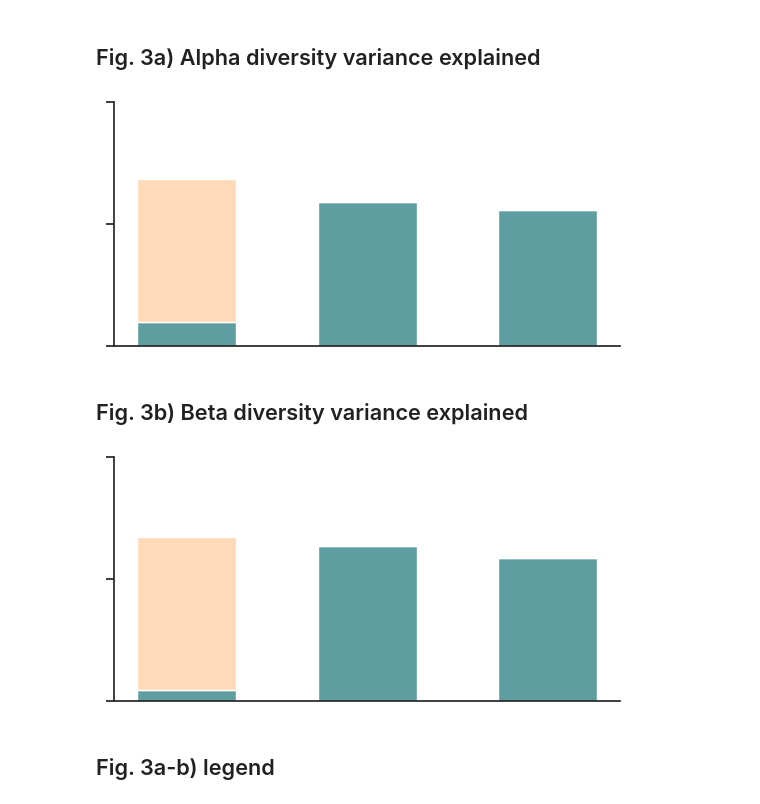
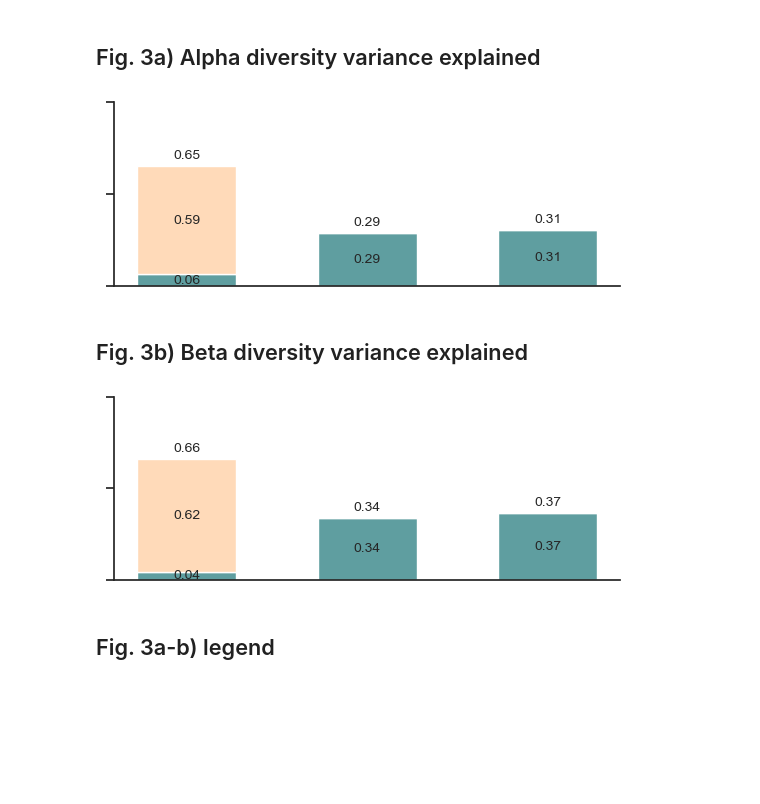
Before and after one commit to j-nystrom/biodiversity-impacts, a Jupyter notebook: notebooks/1_manuscript_main.ipynb, the cells around one changed output. Drawn from its saved outputs; the diff is of its cells as text; code cells hidden in the pictures; blank space fills up the shorter version.

```diff
--- a/notebooks/1_manuscript_main.ipynb
+++ b/notebooks/1_manuscript_main.ipynb
@@ -130,15 +130,15 @@ site_info_filename = "site_info.parquet"
 brm_added_output_path = "additional_output"
 # %%
 # Bayesian main-run folders.
-sbm_alpha_folders = infer_run_folders("sbm_alpha")
+sbm_alpha_folders = infer_run_folders("sbm_alpha", "main_alt_taxa")
 # sbm_alpha_folders = infer_run_folders("glmm_alpha")
-brm_alpha_folders = infer_run_folders("brm_alpha", "incl_re")
-btm_alpha_folders = infer_run_folders("btm_alpha", "incl_re")
+brm_alpha_folders = infer_run_folders("brm_alpha", "main_alt_taxa")
+btm_alpha_folders = infer_run_folders("btm_alpha", "main_alt_taxa")
 
-sbm_beta_folders = infer_run_folders("sbm_beta")
+sbm_beta_folders = infer_run_folders("sbm_beta", "main_alt_taxa")
 # sbm_beta_folders = infer_run_folders("glmm_beta")
-brm_beta_folders = infer_run_folders("brm_beta", "incl_re")
-btm_beta_folders = infer_run_folders("btm_beta", "incl_re")
+brm_beta_folders = infer_run_folders("brm_beta", "main_alt_taxa")
+btm_beta_folders = infer_run_folders("btm_beta", "main_alt_taxa")
 # %%
 def load_prediction_dataframes(
     model_folders: dict[str, str],
@@ -223,16 +234,7 @@ Cross-study CV, (31242, 8)
 # %%
-print("SBM beta shapes:")
-for mode in sbm_beta_results.keys():
-    df = sbm_beta_results[mode]
-    print(f"{mode}, {df.shape}")
-
-print("\nBRM beta shapes:")
-for mode in brm_beta_results.keys():
-    df = brm_beta_results[mode]
-    print(f"{mode}, {df.shape}")
-
-print("\nBTM beta shapes:")
-for mode in btm_beta_results.keys():
-    df = btm_beta_results[mode]
-    print(f"{mode}, {df.shape}")
+print_prediction_shapes_and_studies("SBM beta", sbm_beta_results, sbm_beta_folders)
+print()
+print_prediction_shapes_and_studies("BRM beta", brm_beta_results, brm_beta_folders)
+print()
+print_prediction_shapes_and_studies("BTM beta", btm_beta_results, btm_beta_folders)
 # %% [output]
@@ -1142,7 +1145,7 @@ def plot_variance_panel(
     fig.tight_layout()
     return fig
 # %%
-fig3ab_figsize = (5.5, 2.8)
+fig3ab_figsize = (5.5, 2.2)
 # %% [markdown]
 ## Fig. 3a) Alpha diversity variance explained
 # %%
@@ -1154,15 +1157,15 @@ alpha_variance_table = build_variance_table(
 # %%
 # Plot Fig 3a as one variance-decomposition panel for alpha diversity.
 fig3a_alpha_variance = plot_variance_panel(
     variance_table=alpha_variance_table,
     title="Alpha diversity",
     figsize=fig3ab_figsize,
     show_axes_labels_values=False,
     show_legend=False,
-    show_mean_values=False,
+    show_mean_values=True,
 )
 # %% [output]
-[figure, old version]
+[figure, new version]
 # %%
 fig3a_alpha_variance.savefig(
     "../../documents/revision/plots/fig3a_alpha_variance.svg",
@@ -1186,10 +1189,10 @@ fig3b_beta_variance = plot_variance_panel(
     figsize=fig3ab_figsize,
     show_axes_labels_values=False,
     show_legend=False,
-    show_mean_values=False,
+    show_mean_values=True,
 )
 # %% [output]
-[figure, old version]
+[figure, new version]
 # %%
 fig3b_beta_variance.savefig(
     "../../documents/revision/plots/fig3b_beta_variance.svg",
```
Also changed, not shown: parts of 76 cells of this notebook, 30 other files.
